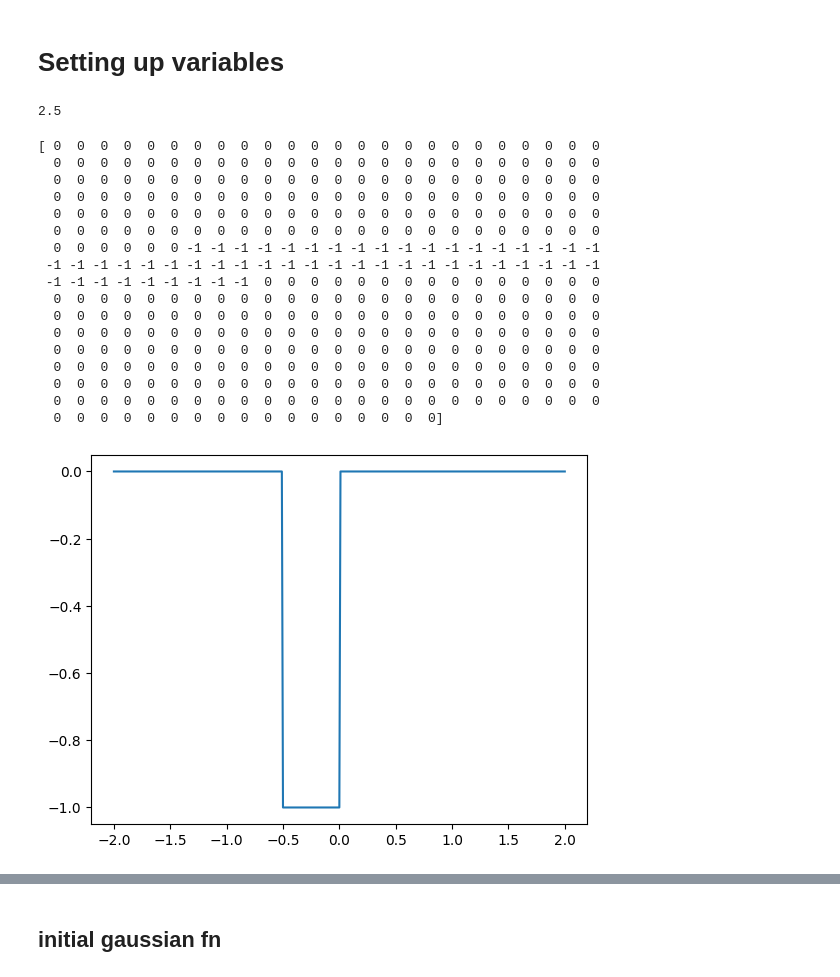
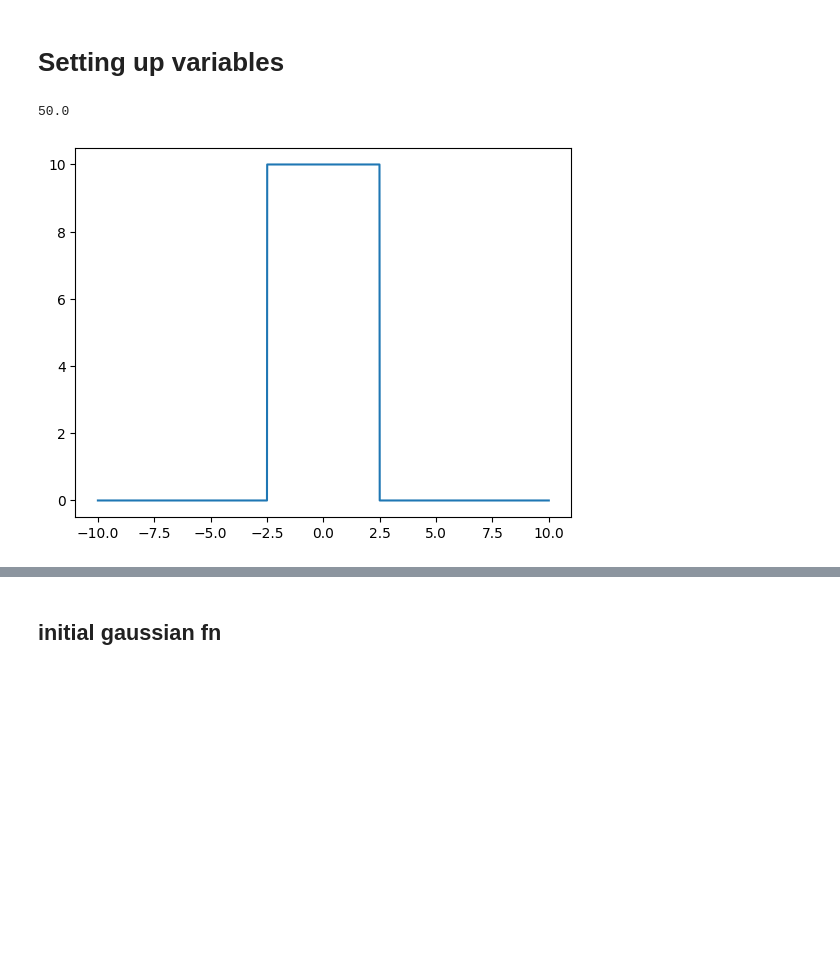
Before and after one commit to sounakdas1/Crank-Nicolson-Method-TDSE, a Jupyter notebook: tdse.ipynb, the cells around one changed output, grey strips where cells are left out. Saved outputs shown, nothing was run; the diff lists cells and outputs as text; code cells hidden in the pictures; blank space fills up the shorter version.

```diff
--- a/tdse.ipynb
+++ b/tdse.ipynb
@@ -2,57 +2,41 @@
 # Setting up variables
 # %%
 dx = 0.01
-dt = 0.0005
+dt = 0.01
 hcut = 1
 m = 1
 
 l = (hcut*dt)/(2*m*dx*dx)
 print(l)
 # %% [output]
-2.5
+50.0
 # %%
 import numpy as np
 from scipy.sparse import diags
 from scipy.sparse.linalg import spsolve
 import matplotlib.pyplot as plt
 # %%
-x = np.round(np.arange(-2,2+dx,dx),3)
+x = np.round(np.arange(-10,10+dx,dx),2)
 # %%
-def v(arr, m_wells, p1, w, s, v1, l1):
+def v(arr,m_wells,p1,w,s,v1,l1):
     result = []
     for r in arr:
-        val = 0
-        if r >= -l1 and r <= l1:
-            for i in range(m_wells):
-                start = p1 + i*(w+s)
-                end = start + w
-                if r >= start and r <= end:
-                    val = v1
-                    break
+        for i in range(m_wells):
+            if r > (p1 + i*(w + s)) and r <(p1 + (i+1)*w + i*s):
+                val = v1
+            elif r >= (p1 + (i+1)*w + i*s) and r <= ( p1 + i*(w+s)):
+                val = 0
+            elif r>= -l1 and r <= p1:
+                val = 0
+            elif r>= (p1 + i*(w+s)) and r<= l1:
+                val = 0
         result.append(val)
     return result
 # %%
-v_x = np.array(v(x,1,-0.5,0.5,0,-1,2))
-print(v_x)
+v_x = np.array(v(x,1,-2.5,5,0,10,100))
+# v_x = np.zeros(len(x))
 plt.plot(x,v_x)
 plt.show()
 # %% [output]
-[ 0  0  0  0  0  0  0  0  0  0  0  0  0  0  0  0  0  0  0  0  0  0  0  0
-  0  0  0  0  0  0  0  0  0  0  0  0  0  0  0  0  0  0  0  0  0  0  0  0
-  0  0  0  0  0  0  0  0  0  0  0  0  0  0  0  0  0  0  0  0  0  0  0  0
-  0  0  0  0  0  0  0  0  0  0  0  0  0  0  0  0  0  0  0  0  0  0  0  0
-  0  0  0  0  0  0  0  0  0  0  0  0  0  0  0  0  0  0  0  0  0  0  0  0
-  0  0  0  0  0  0  0  0  0  0  0  0  0  0  0  0  0  0  0  0  0  0  0  0
-  0  0  0  0  0  0 -1 -1 -1 -1 -1 -1 -1 -1 -1 -1 -1 -1 -1 -1 -1 -1 -1 -1
- -1 -1 -1 -1 -1 -1 -1 -1 -1 -1 -1 -1 -1 -1 -1 -1 -1 -1 -1 -1 -1 -1 -1 -1
- -1 -1 -1 -1 -1 -1 -1 -1 -1  0  0  0  0  0  0  0  0  0  0  0  0  0  0  0
-  0  0  0  0  0  0  0  0  0  0  0  0  0  0  0  0  0  0  0  0  0  0  0  0
-  0  0  0  0  0  0  0  0  0  0  0  0  0  0  0  0  0  0  0  0  0  0  0  0
-  0  0  0  0  0  0  0  0  0  0  0  0  0  0  0  0  0  0  0  0  0  0  0  0
-  0  0  0  0  0  0  0  0  0  0  0  0  0  0  0  0  0  0  0  0  0  0  0  0
-  0  0  0  0  0  0  0  0  0  0  0  0  0  0  0  0  0  0  0  0  0  0  0  0
-  0  0  0  0  0  0  0  0  0  0  0  0  0  0  0  0  0  0  0  0  0  0  0  0
-  0  0  0  0  0  0  0  0  0  0  0  0  0  0  0  0  0  0  0  0  0  0  0  0
-  0  0  0  0  0  0  0  0  0  0  0  0  0  0  0  0  0]
-[figure, old version]
+[figure, new version]
 # %%
```
Also changed, not shown: parts of 9 cells of this notebook, 1 other file.
